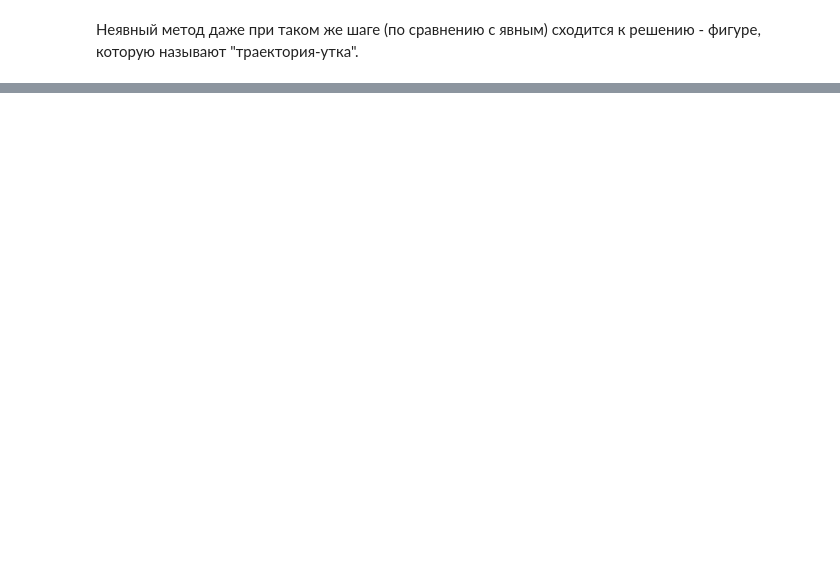
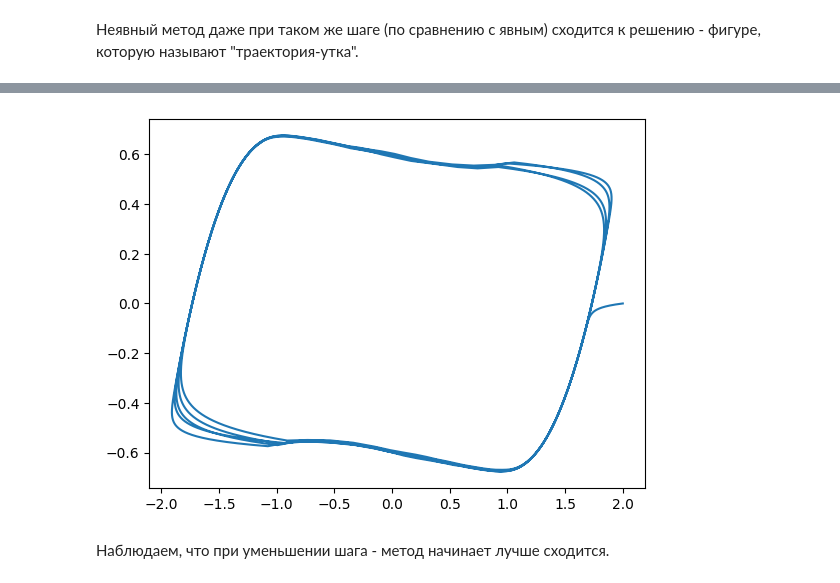
Before and after one commit to matmuher/MIPT_computational_math, a Jupyter notebook: 4_ODEs/ODEs.ipynb, the cells around one changed output, grey strips where cells are left out. Saved outputs shown, nothing was run; the diff lists cells and outputs as text; code cells hidden in the pictures; blank space fills up the shorter version.

```diff
--- a/4_ODEs/ODEs.ipynb
+++ b/4_ODEs/ODEs.ipynb
@@ -239,0 +255,8 @@ plotSolution2D(vecs)
+# %%
+# в 16 раз меньше
+vecs = solveODE(fvec, vec0,   TimeRange([0., 10.]), h_std / 16, main_step = IRK_step)
+plotSolution2D(vecs)
+# %% [output]
+[figure, added]
+# %% [markdown]
+Наблюдаем, что при уменьшении шага - метод начинает лучше сходится.
```
Also changed, not shown: parts of 5 cells of this notebook.
